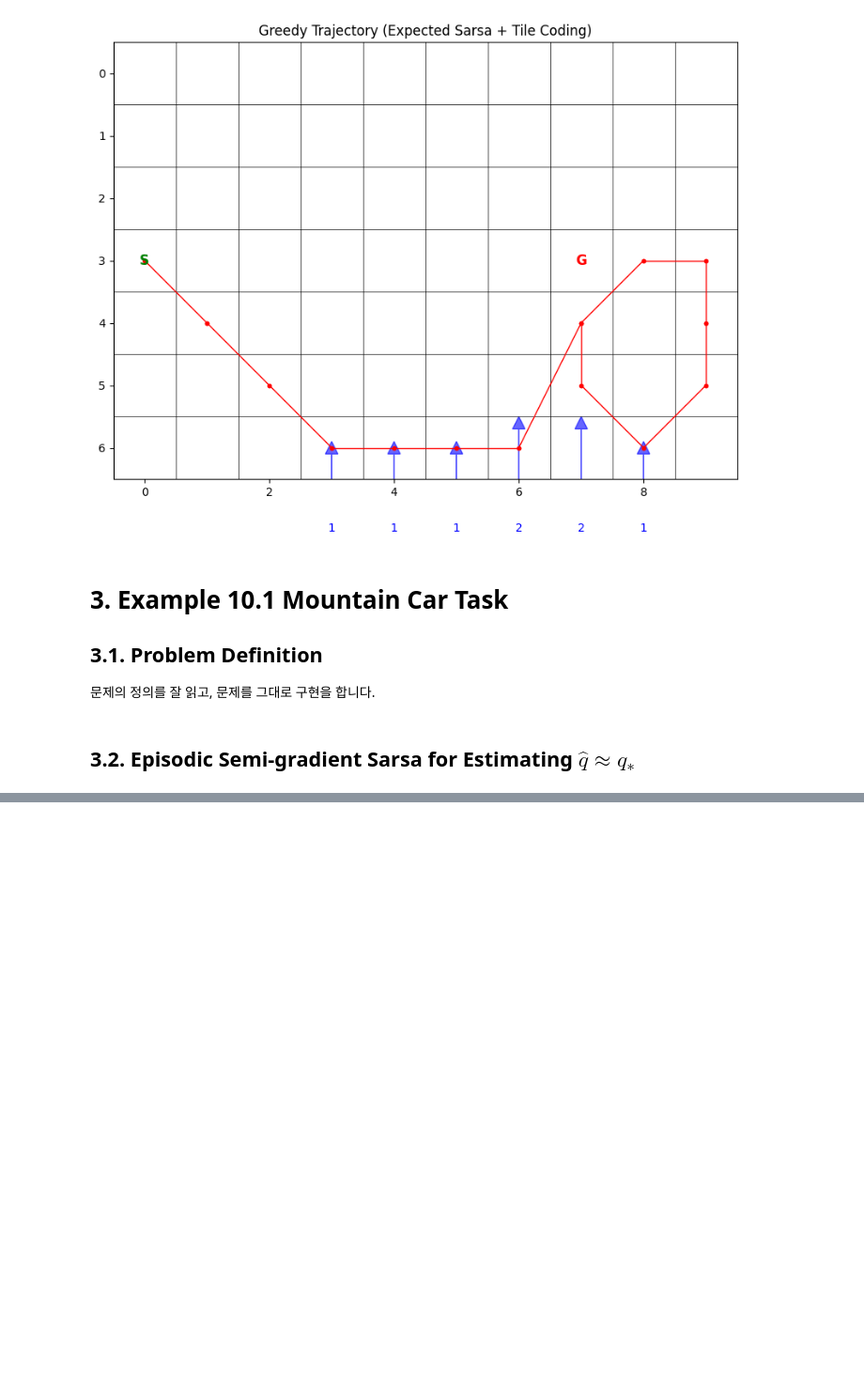
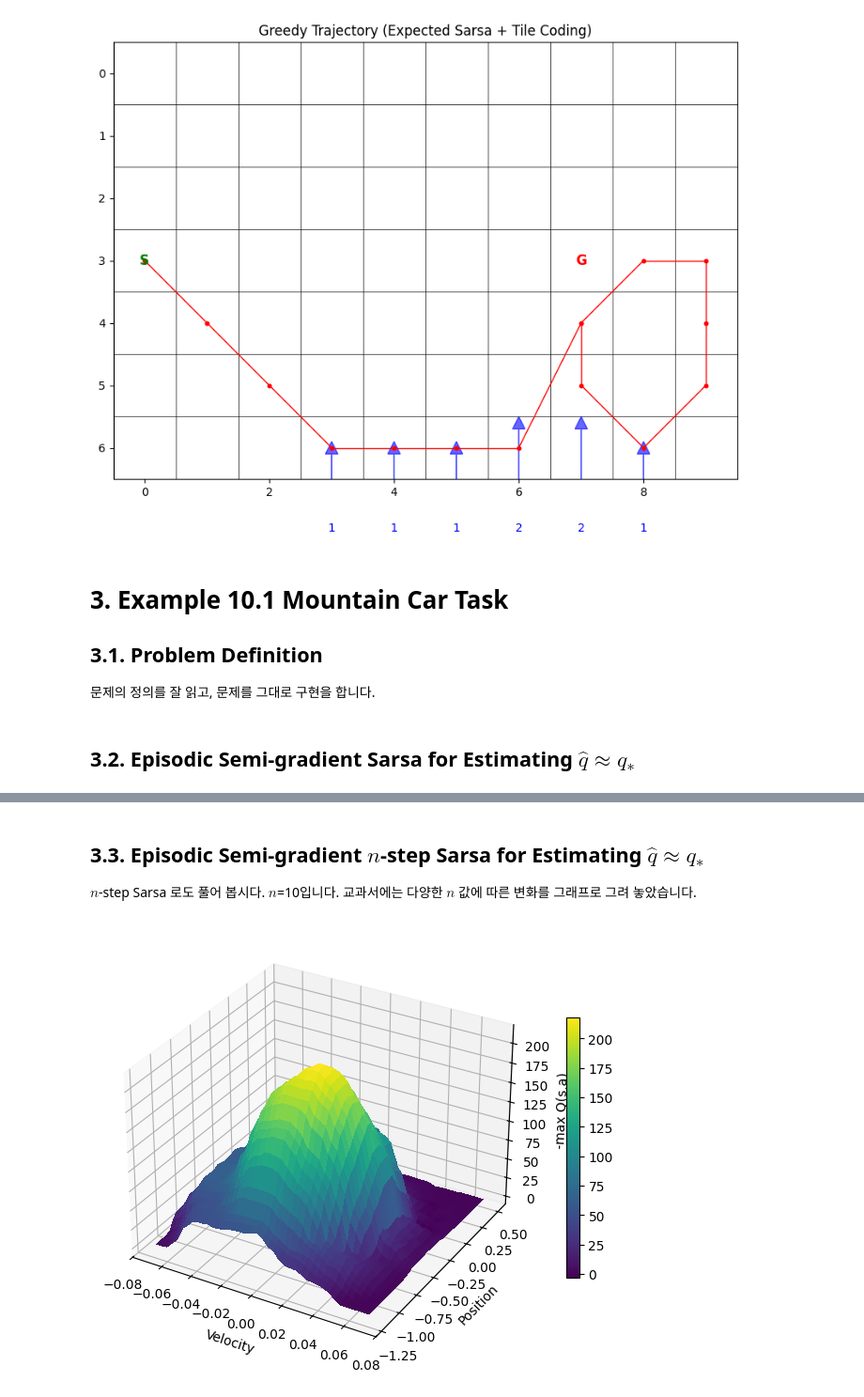
Before and after one commit to yangjunahn/ClassRL, a Jupyter notebook: ipynb_ch09-10.ipynb, the cells around one changed output, grey strips where cells are left out. Shown at 94% size. Drawn from its saved outputs; the diff is of its cells as text; code cells hidden in the pictures; blank space fills up the shorter version.

```diff
--- a/ipynb_ch09-10.ipynb
+++ b/ipynb_ch09-10.ipynb
@@ -760,0 +762,59 @@ Error:
+# %% [markdown]
+## 3.3. Episodic Semi-gradient $n$-step Sarsa for Estimating $\hat{q} \approx q_*$
+
+$n$-step Sarsa 로도 풀어 봅시다. $n$=10입니다. 교과서에는 다양한 $n$ 값에 따른 변화를 그래프로 그려 놓았습니다.
+# %%
+import numpy as np
+from tqdm import tqdm
+
+def semi_grad_n_step_sarsa(env, n=10, episodes=100, alpha=0.1, gamma=1.0, epsilon=0.1):
+    tc = TileCoder()
+    Q = LinearQ_Tile(env.n_actions, tc)
+    rng = env._rng
+    rewards = []
+
+    for ep in tqdm(range(1, episodes + 1), desc=f"{n}-step Semi-gradient Sarsa"):
+        s = env.reset()
+        a = epsilon_greedy(Q.q_values(s), epsilon, rng)
+        states = [s]
+        actions = [a]
+        rewards_ep = [0.0]
+        T = np.inf
+        t = 0
+        total_r = 0
+
+        while True:
+            if t < T:
+                s_next, r, done, _ = env.step(actions[t])
+                total_r += r
+                rewards_ep.append(r)
+                if done:
+                    T = t + 1
+                else:
+                    a_next = epsilon_greedy(Q.q_values(s_next), epsilon, rng)
+                    states.append(s_next)
+                    actions.append(a_next)
+            tau = t - n + 1
+            if tau >= 0:
+                G = 0
+                upper = tau + n
+                if T != np.inf:
+                    upper = min(upper, int(T))
+                for i in range(tau + 1, upper + 1):
+                    G += (gamma ** (i - tau - 1)) * rewards_ep[i]
+                if tau + n < T:
+                    G += (gamma ** n) * Q.q_value(states[tau + n], actions[tau + n])
+                td_error = G - Q.q_value(states[tau], actions[tau])
+                Q.update(states[tau], actions[tau], td_error, alpha)
+            if tau >= T - 1:
+                break
+            t += 1
+        rewards.append(total_r)
+
+    return Q, rewards
+
+env = MountainCarEnv(seed=1)
+Q_nstep, rewards_nstep = semi_grad_n_step_sarsa(env, n=10, episodes=1000, alpha=0.1, gamma=1.0, epsilon=0.1)
+plot_value_surface(Q_nstep, 1000)
+# %% [output]
+[figure, added]
```
Also changed, not shown: parts of 1 cell of this notebook.
